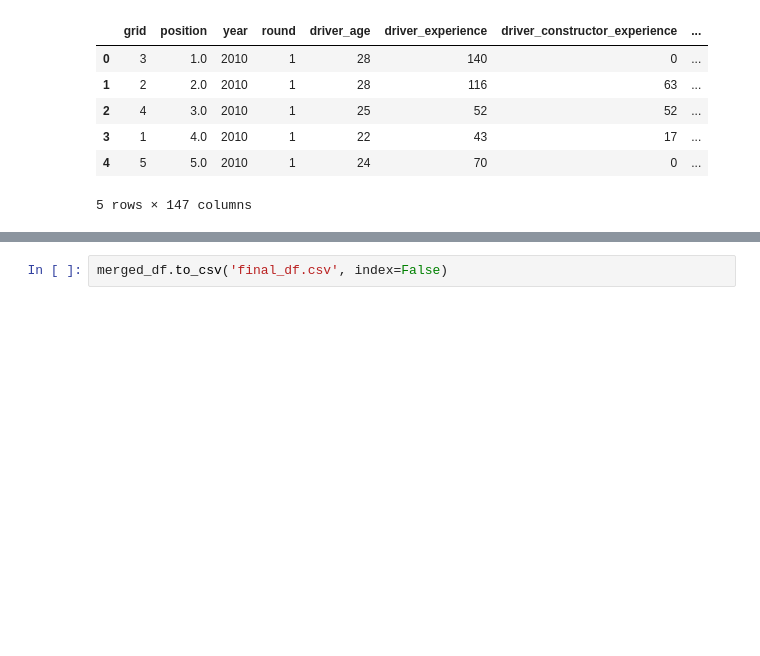
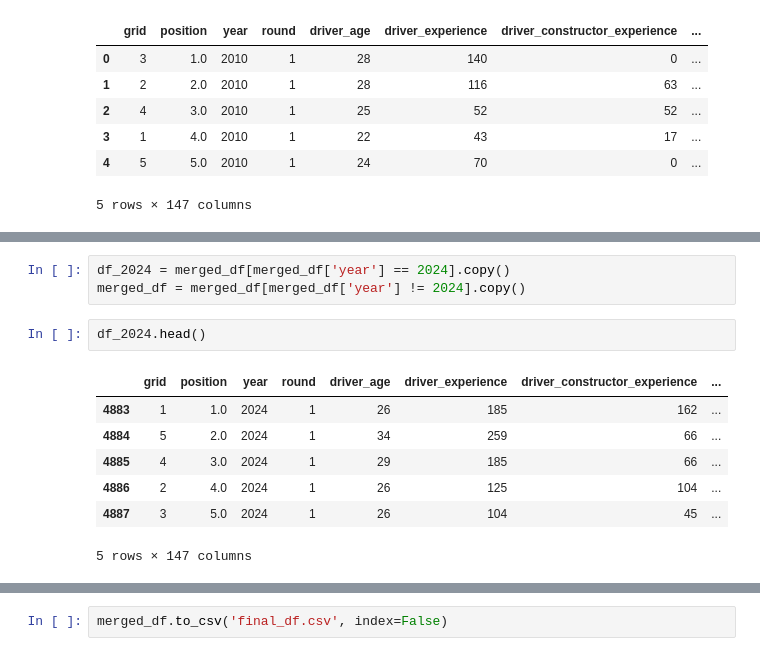
Before and after one commit to JuaniSimieli/F1-Predictions, a Jupyter notebook: Data-collection/Data_Collection.ipynb, the cells around one changed output, grey strips where cells are left out. Saved outputs shown, nothing was run; the diff lists cells and outputs as text; blank space fills up the shorter version.

```diff
--- a/Data-collection/Data_Collection.ipynb
+++ b/Data-collection/Data_Collection.ipynb
@@ -456,0 +471,13 @@ merged_df.head()
+# %%
+df_2024 = merged_df[merged_df['year'] == 2024].copy()
+merged_df = merged_df[merged_df['year'] != 2024].copy()
+# %%
+df_2024.head()
+# %% [output]
+|  | grid | position | year | round | driver_age | driver_experience | driver_constructor_experience | ... |
+| 4883 | 1 | 1.0 | 2024 | 1 | 26 | 185 | 162 | ... |
+| 4884 | 5 | 2.0 | 2024 | 1 | 34 | 259 | 66 | ... |
+| 4885 | 4 | 3.0 | 2024 | 1 | 29 | 185 | 66 | ... |
+| 4886 | 2 | 4.0 | 2024 | 1 | 26 | 125 | 104 | ... |
+| 4887 | 3 | 5.0 | 2024 | 1 | 26 | 104 | 45 | ... |
+5 rows × 147 columns
```
Also changed, not shown: parts of 12 cells of this notebook, 3 other files.
